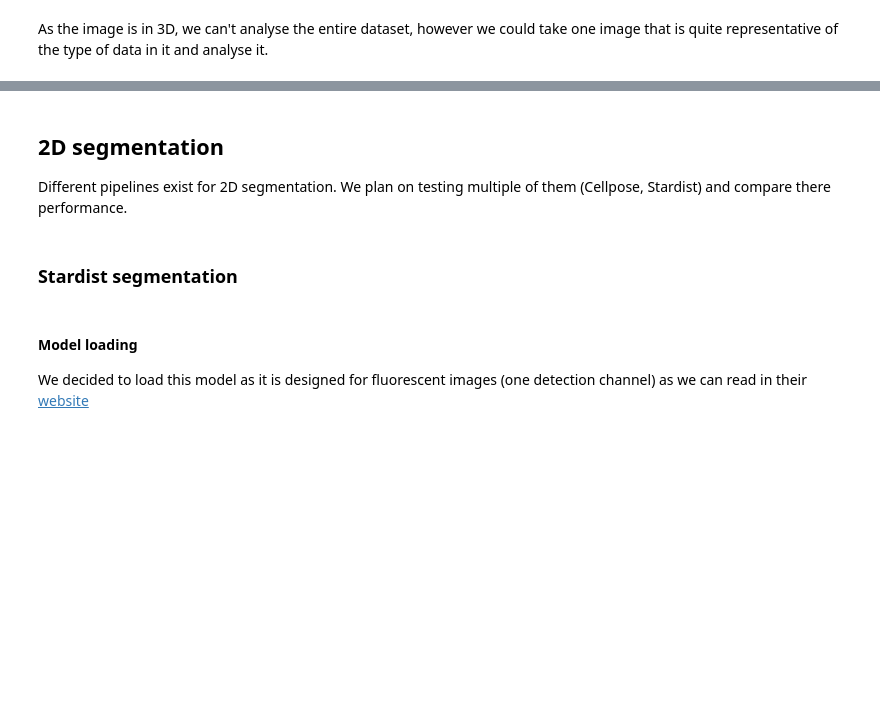
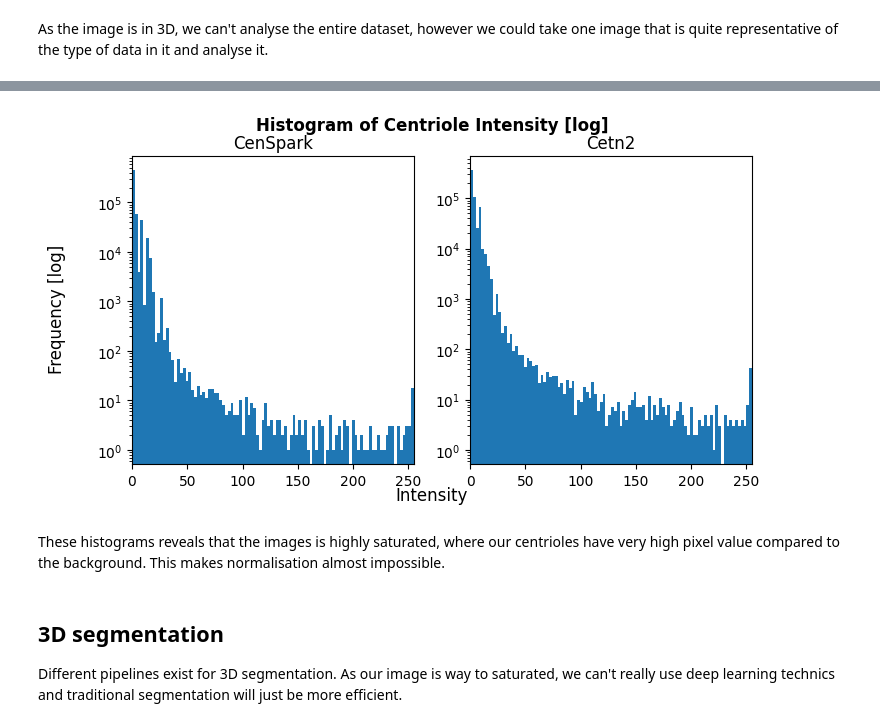
Before and after one commit to UPGON/Zfish_Centrioles_Tracking_Pipeline, a Jupyter notebook: colocalisation_analysis.ipynb, the cells around one changed output, grey strips where cells are left out. Saved outputs shown, nothing was run; the diff lists cells and outputs as text; code cells hidden in the pictures; blank space fills up the shorter version.

Commit message:
Started traditional segm

```diff
--- a/colocalisation_analysis.ipynb
+++ b/colocalisation_analysis.ipynb
@@ -59,16 +106,20 @@ axes[0,2].imshow(img[2], cmap="grays")
 # %%
-plt.hist(img.flatten(), bins=100, color='blue', alpha=0.7, edgecolor='black')
-plt.set_title('Nuclei Intensity Histogram', fontsize=12, fontweight='bold')
-plt.set_xlabel('Intensity')
-plt.set_ylabel('Frequency')
-plt.set_xlim(0, img.max())
-plt.axvline(400, color='red', linestyle='--', label='~400 (histogram drop)')
-plt.legend()
-plt.grid(alpha=0.3)
-print(f'Intensity range: [{img.min()} - {img.max()}]')
+fig, axes = plt.subplots(1,2, figsize = (8,4))
+axes[0].hist(img[0].flatten(), bins=100, log=True)
+axes[0].set_title('CenSpark')
+axes[0].set_xlim(0, img.max())
+axes[1].hist(img[1].flatten(), bins=100, log=True)
+axes[1].set_title('Cetn2')
+axes[1].set_xlim(0, img.max())
+fig.suptitle("Histogram of Centriole Intensity [log]", fontweight='bold')
+fig.supxlabel('Intensity')
+fig.supylabel('Frequency [log]')
+plt.show()
+# %% [output]
+[figure, added]
+# %% [markdown]
+These histograms reveals that the images is highly saturated, where our centrioles have very high pixel value compared to the background. This makes normalisation almost impossible.
 # %% [markdown]
-## 2D segmentation
+## 3D segmentation
 
-Different pipelines exist for 2D segmentation. We plan on testing multiple of them (Cellpose, Stardist) and compare there performance.
+Different pipelines exist for 3D segmentation. As our image is way to saturated, we can't really use deep learning technics and traditional segmentation will just be more efficient.
-# %% [markdown]
-### Stardist segmentation
@@ -82,3 +125,0 @@ for t, z, c in product(range(T), range(Z), range(C)):
-# %% [markdown]
-#### Model loading
-We decided to load this model as it is designed for fluorescent images (one detection channel) as we can read in their [website](https://qupath.readthedocs.io/en/stable/docs/deep/stardist.html)
```
Also changed, not shown: parts of 23 cells of this notebook, 2 other files.
